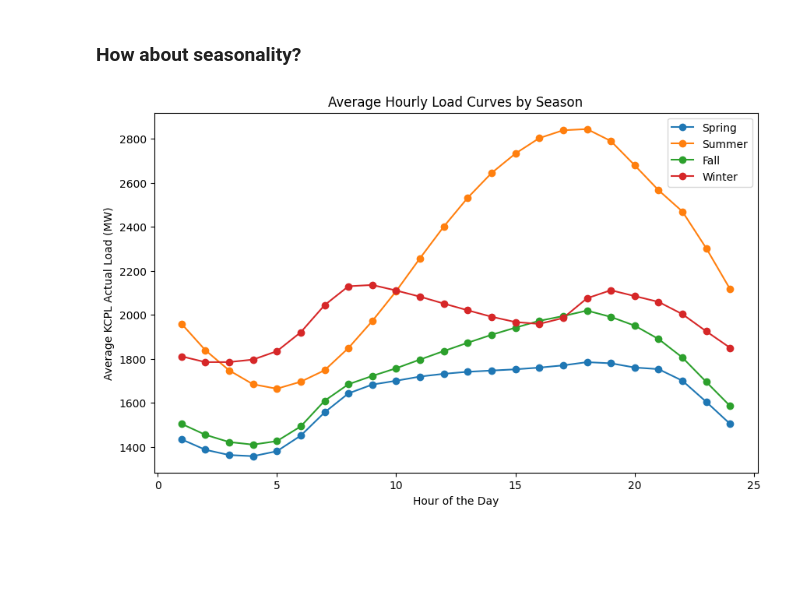
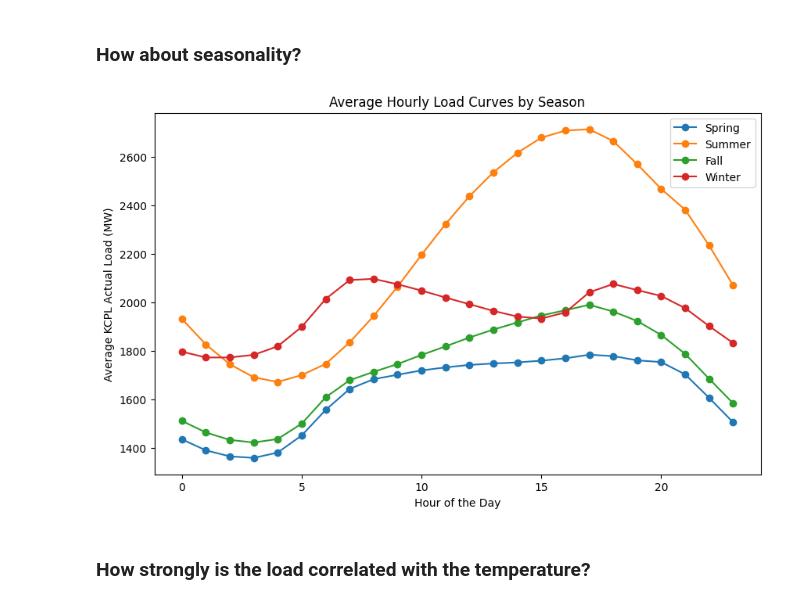
Before and after one commit to hankehly/adhoc-energy-analytics, a Jupyter notebook: notebooks/202503151107_load_forecasting.ipynb, the cells around one changed output. Drawn from its saved outputs; the diff is of its cells as text; code cells hidden in the pictures; blank space fills up the shorter version.

```diff
--- a/notebooks/202503151107_load_forecasting.ipynb
+++ b/notebooks/202503151107_load_forecasting.ipynb
@@ -246,34 +289,45 @@ Load is higher on weekdays.
 # %%
 # Create a mapping from month to season
 def month_to_season(month):
     if month in [12, 1, 2]:
         return "Winter"
     elif month in [3, 4, 5]:
         return "Spring"
     elif month in [6, 7, 8]:
         return "Summer"
     else:
         return "Fall"
 
+
 # Create a 'Season' column in df using the 'Local Date' column
-df["Season"] = df["Local Date"].dt.month.apply(month_to_season)
+df["Season"] = df.index.month.map(month_to_season)
 
 # Group by season and hour to compute average load for KCPL
-avg_hourly_load = df.groupby(["Season", "Hour Number"])[" KCPL Actual Load (MW)"].mean().reset_index()
+avg_hourly_load = (
+    df.groupby(["Season", df.index.hour.rename("Hour Number")])["KCPL Actual Load (MW)"]
+    .mean()
+    .reset_index()
+)
 
 # Plot the load curves for each season
 import matplotlib.pyplot as plt
 
-plt.figure(figsize=(10,6))
+plt.figure(figsize=(10, 6))
 for season in ["Spring", "Summer", "Fall", "Winter"]:
     season_data = avg_hourly_load[avg_hourly_load["Season"] == season]
-    plt.plot(season_data["Hour Number"], season_data[" KCPL Actual Load (MW)"],
-             marker='o', label=season)
+    plt.plot(
+        season_data["Hour Number"],
+        season_data["KCPL Actual Load (MW)"],
+        marker="o",
+        label=season,
+    )
 
 plt.xlabel("Hour of the Day")
 plt.ylabel("Average KCPL Actual Load (MW)")
 plt.title("Average Hourly Load Curves by Season")
 plt.legend()
 plt.show()
 # %% [output]
-[figure, old version]
+[figure, new version]
+# %% [markdown]
+### How strongly is the load correlated with the temperature?
```
Also changed, not shown: parts of 25 cells of this notebook, 1 other file.
